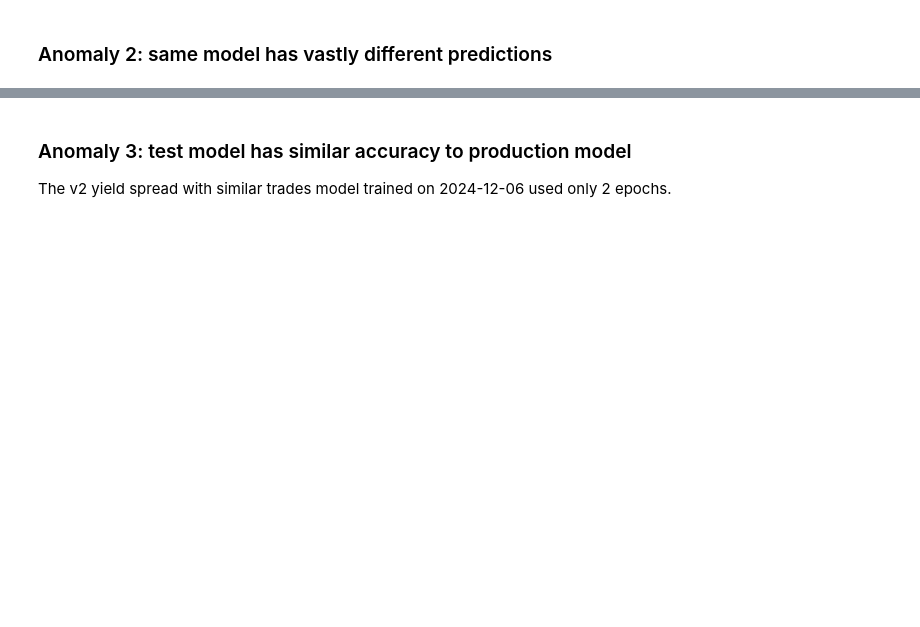
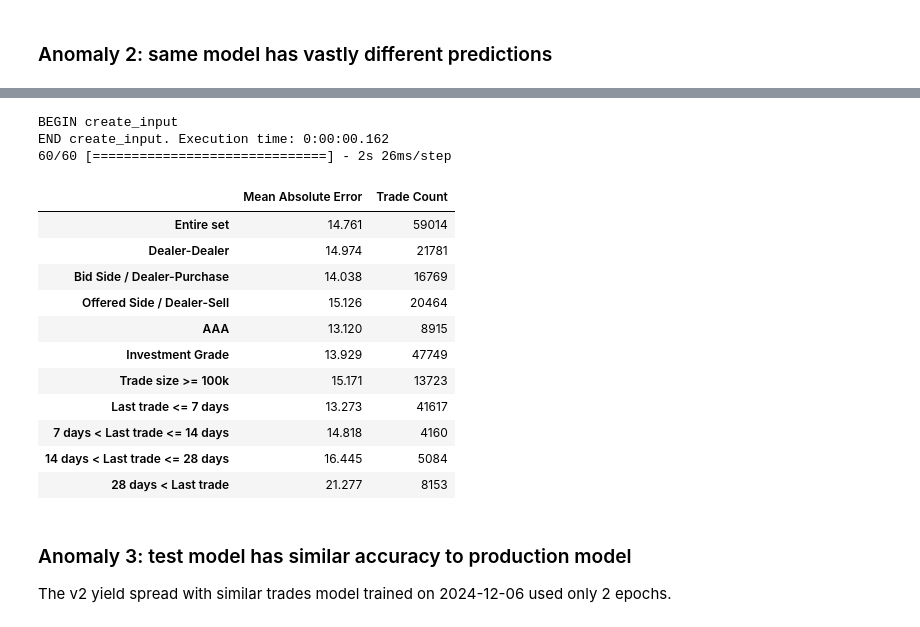
Before and after one commit to jessedwatson/ficc_python, a Jupyter notebook: notebooks/compare_datasets/compare_one_day_of_data.ipynb, the cells around one changed output, grey strips where cells are left out. Saved outputs shown, nothing was run; the diff lists cells and outputs as text; code cells hidden in the pictures; blank space fills up the shorter version.

```diff
--- a/notebooks/compare_datasets/compare_one_day_of_data.ipynb
+++ b/notebooks/compare_datasets/compare_one_day_of_data.ipynb
@@ -107,3 +134,21 @@ create_summary_of_results(similar_trades_model_2024_12_06, new_df_on_2024_12_06,
+# %%
+create_summary_of_results_for_model(new_df_on_2024_12_06, similar_trades_model_2024_12_06)
+# %% [output]
+BEGIN create_input
+END create_input. Execution time: 0:00:00.162
+60/60 [==============================] - 2s 26ms/step
+|  | Mean Absolute Error | Trade Count |
+| Entire set | 14.761 | 59014 |
+| Dealer-Dealer | 14.974 | 21781 |
+| Bid Side / Dealer-Purchase | 14.038 | 16769 |
+| Offered Side / Dealer-Sell | 15.126 | 20464 |
+| AAA | 13.120 | 8915 |
+| Investment Grade | 13.929 | 47749 |
+| Trade size >= 100k | 15.171 | 13723 |
+| Last trade <= 7 days | 13.273 | 41617 |
+| 7 days < Last trade <= 14 days | 14.818 | 4160 |
+| 14 days < Last trade <= 28 days | 16.445 | 5084 |
+| 28 days < Last trade | 21.277 | 8153 |
 # %% [markdown]
 ### Anomaly 3: test model has similar accuracy to production model
 The v2 yield spread with similar trades model trained on 2024-12-06 used only 2 epochs.
```
Also changed, not shown: parts of 16 cells of this notebook.
